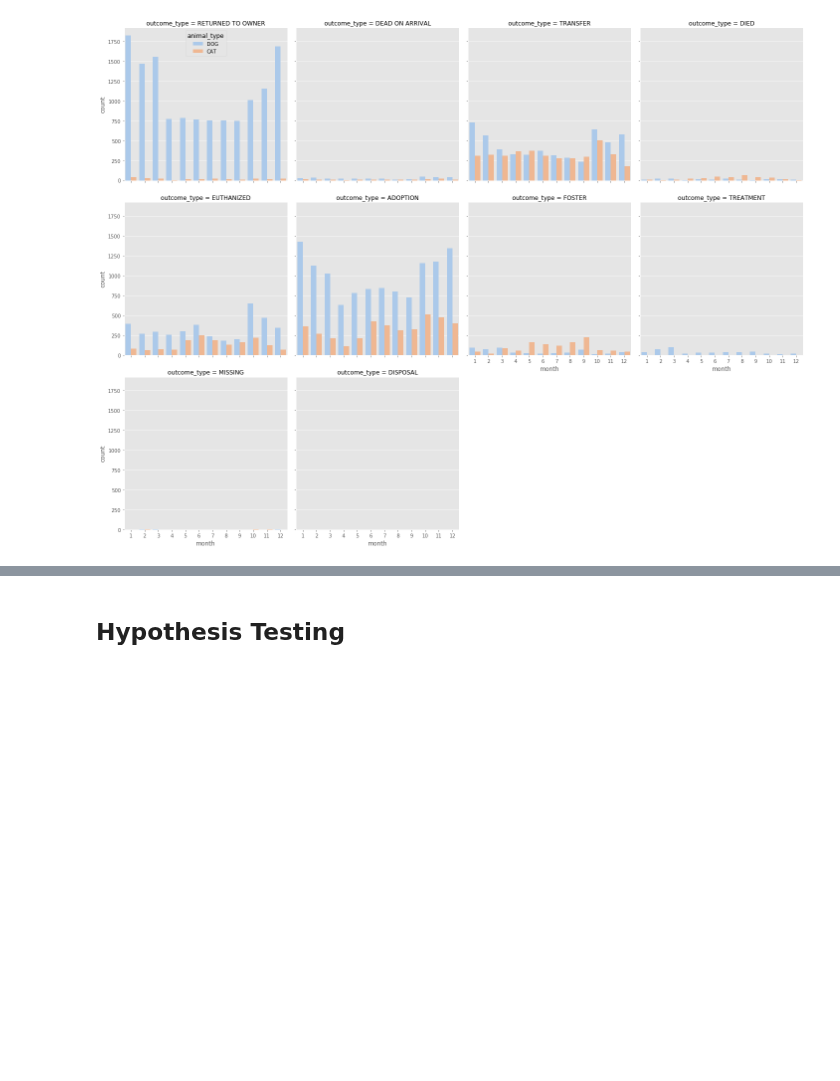
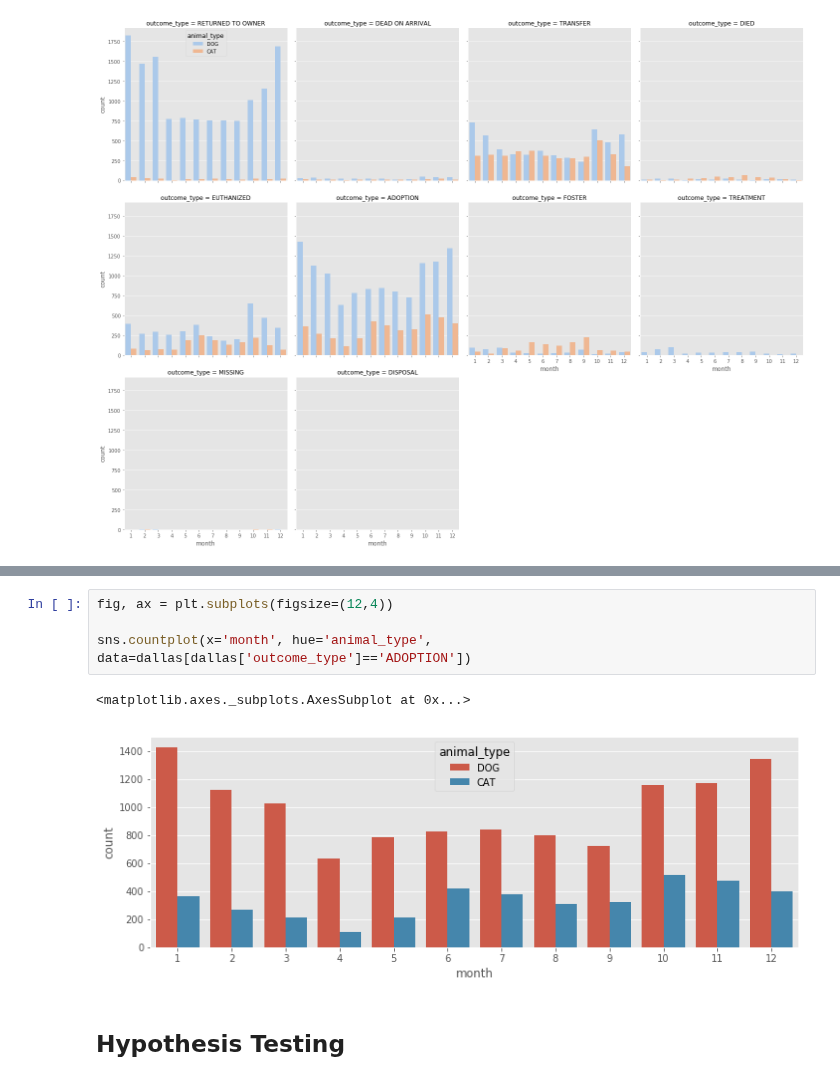
Before and after one commit to cwong690/Dallas-Paws, a Jupyter notebook: dallas_animals.ipynb, the cells around one changed output, grey strips where cells are left out. Drawn from its saved outputs; the diff is of its cells as text; blank space fills up the shorter version.

```diff
--- a/dallas_animals.ipynb
+++ b/dallas_animals.ipynb
@@ -774,2 +788,9 @@ plt.savefig('catplot_outcome_type_monthly.png')
+# %%
+fig, ax = plt.subplots(figsize=(12,4))
+
+sns.countplot(x='month', hue='animal_type', data=dallas[dallas['outcome_type']=='ADOPTION'])
+# %% [output]
+<matplotlib.axes._subplots.AxesSubplot at 0x...>
+[figure, added]
 # %% [markdown]
 ## Hypothesis Testing
```
Also changed, not shown: parts of 13 cells of this notebook, 1 other file.
